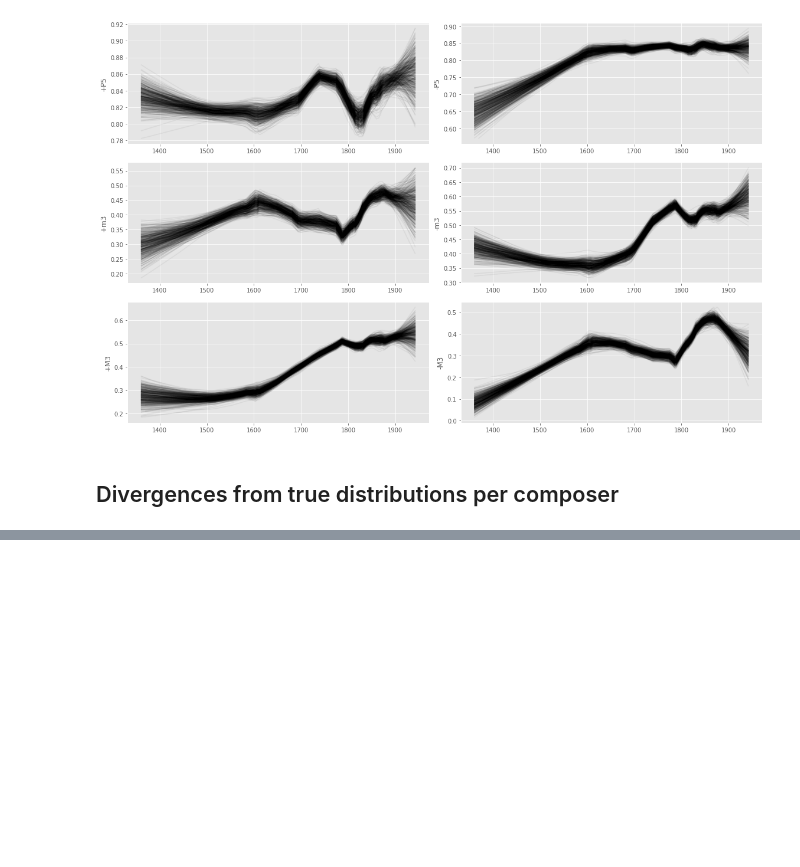
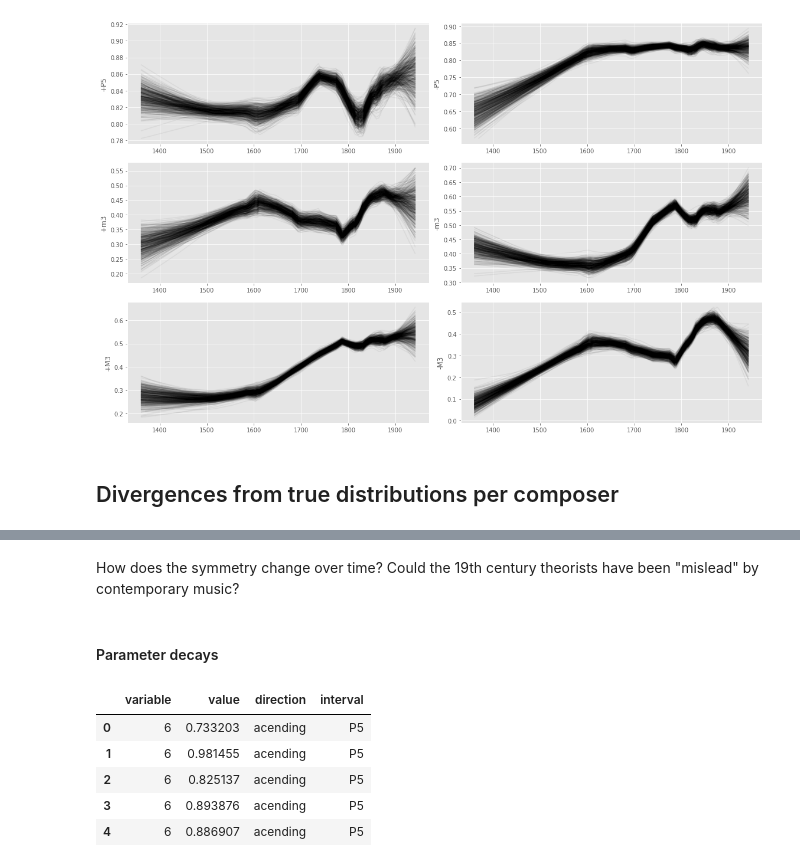
Before and after one commit to DCMLab/tonal-diffusion-model, a Jupyter notebook: analysis.ipynb, the cells around one changed output, grey strips where cells are left out. Saved outputs shown, nothing was run; the diff lists cells and outputs as text; code cells hidden in the pictures; blank space fills up the shorter version.

```diff
--- a/analysis.ipynb
+++ b/analysis.ipynb
@@ -169,0 +193,18 @@ Name: 858, dtype: object
+# %% [markdown]
+How does the symmetry change over time? Could the 19th century theorists have been "mislead" by contemporary music?
+# %% [markdown]
+#### Parameter decays
+# %%
+dec = df[[str(i) for i in range(6,12)]].copy()
+dec = dec.melt()
+dec.variable = dec.variable.astype(int)
+dec['direction'] = np.where(dec['variable'].apply(pd.to_numeric) % 2 == 0, 'acending', 'descending')
+dec['interval'] = ['P5' if s in (6,7) else 'm3' if s in (8,9) else 'M3' if s in (10,11) else '' for s in dec.variable.values]
+dec.head()
+# %% [output]
+|  | variable | value | direction | interval |
+| 0 | 6 | 0.733203 | acending | P5 |
+| 1 | 6 | 0.981455 | acending | P5 |
+| 2 | 6 | 0.825137 | acending | P5 |
+| 3 | 6 | 0.893876 | acending | P5 |
+| 4 | 6 | 0.886907 | acending | P5 |
```
Also changed, not shown: parts of 9 cells of this notebook, 30 other files.
